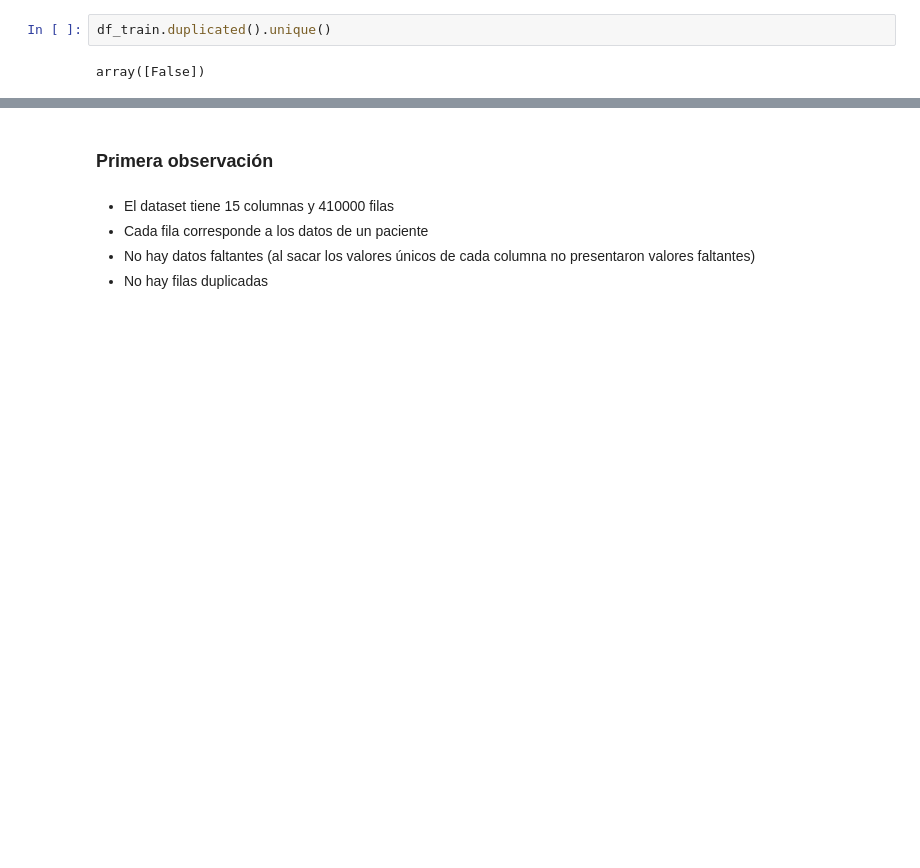
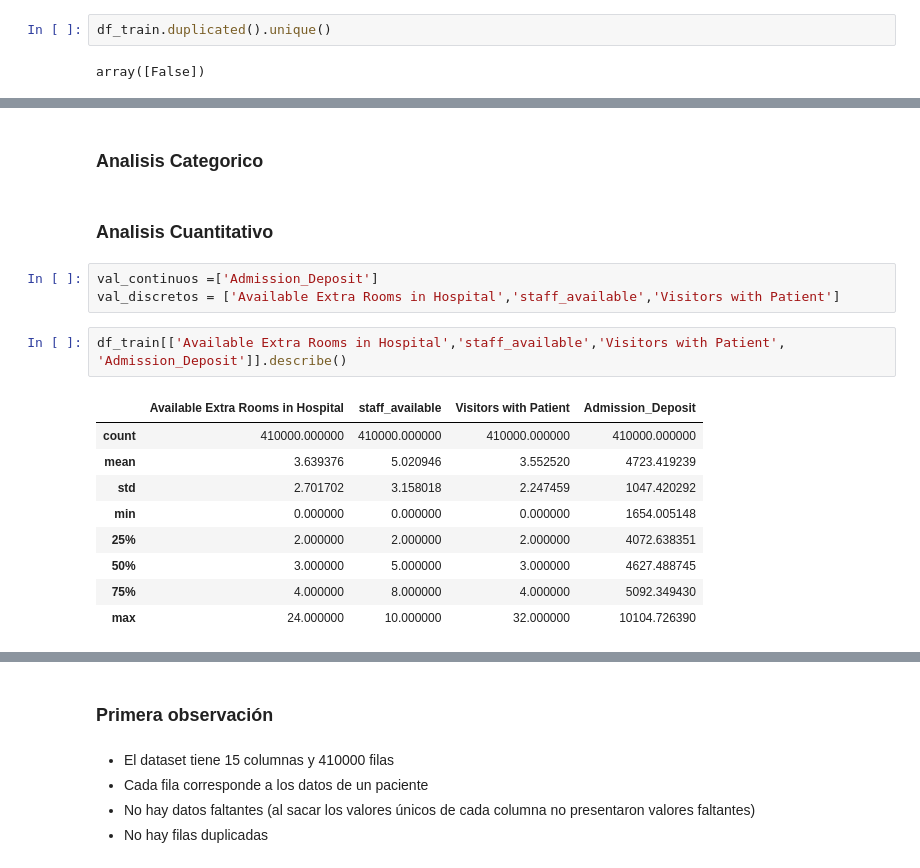
Before and after one commit to Heizhem/Datathon, a Jupyter notebook: eda.ipynb, the cells around one changed output, grey strips where cells are left out. Saved outputs shown, nothing was run; the diff lists cells and outputs as text; blank space fills up the shorter version.

Commit message:
Comienzo analisis mas minucionso

```diff
--- a/eda.ipynb
+++ b/eda.ipynb
@@ -56,0 +103,19 @@ array([False])
+# %% [markdown]
+### Analisis Categorico
+# %% [markdown]
+### Analisis Cuantitativo
+# %%
+val_continuos =['Admission_Deposit']
+val_discretos = ['Available Extra Rooms in Hospital','staff_available','Visitors with Patient']
+# %%
+df_train[['Available Extra Rooms in Hospital','staff_available','Visitors with Patient', 'Admission_Deposit']].describe()
+# %% [output]
+|  | Available Extra Rooms in Hospital | staff_available | Visitors with Patient | Admission_Deposit |
+| count | 410000.000000 | 410000.000000 | 410000.000000 | 410000.000000 |
+| mean | 3.639376 | 5.020946 | 3.552520 | 4723.419239 |
+| std | 2.701702 | 3.158018 | 2.247459 | 1047.420292 |
+| min | 0.000000 | 0.000000 | 0.000000 | 1654.005148 |
+| 25% | 2.000000 | 2.000000 | 2.000000 | 4072.638351 |
+| 50% | 3.000000 | 5.000000 | 3.000000 | 4627.488745 |
+| 75% | 4.000000 | 8.000000 | 4.000000 | 5092.349430 |
+| max | 24.000000 | 10.000000 | 32.000000 | 10104.726390 |
```
Also changed, not shown: parts of 14 cells of this notebook.
